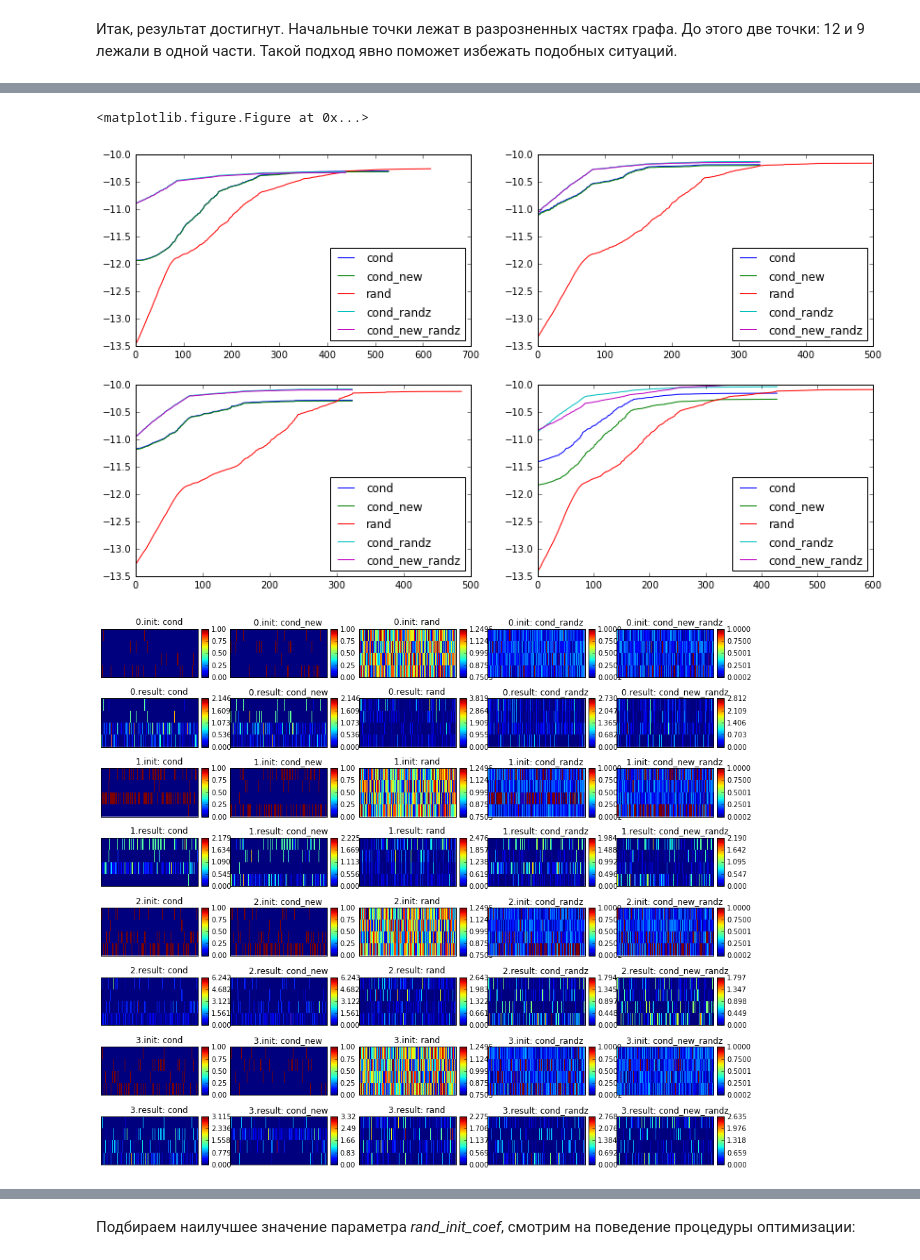
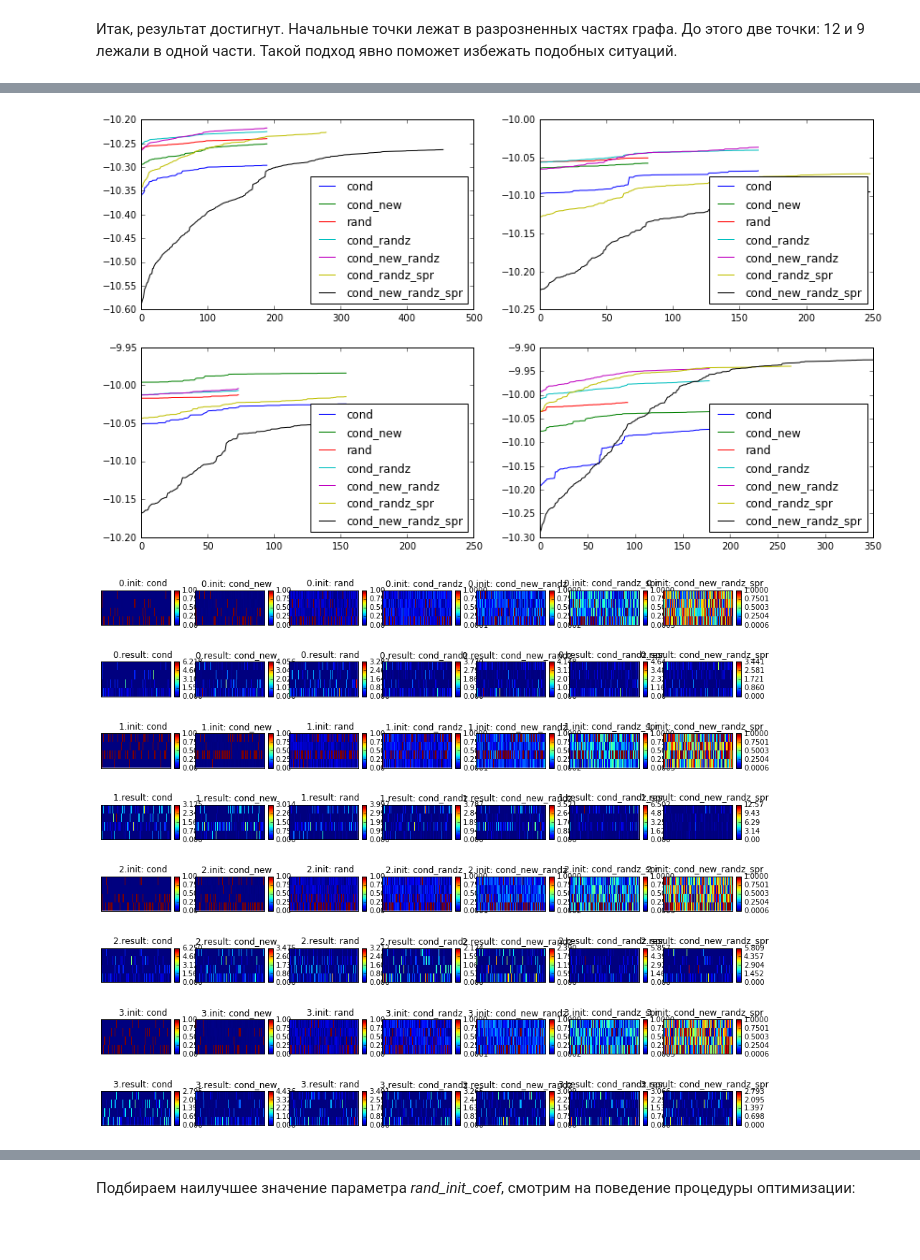
Before and after one commit to yangkuoone/WeiCLAM, a Jupyter notebook: code/Initialization.ipynb, the cells around one changed output, grey strips where cells are left out. Cells and saved outputs as stored; diff of their text form; code cells hidden in the pictures; blank space fills up the shorter version.

```diff
--- a/code/Initialization.ipynb
+++ b/code/Initialization.ipynb
@@ -183,0 +206,28 @@ py.iplot(fig, filename='Network', show_link=False)
+# %%
+K = 3
+inits = ['cond', 'cond_new', 'rand', 'cond_randz', 'cond_new_randz', 'cond_randz_spr', "cond_new_randz_spr"]
+Fs = []
+initFs = []
+itersLLH = []
+for init in log_progress(inits):
+    bigClam = BigClam(C, K, initF=init, debug_output=False, LLH_output=False, eps=1e-3, iter_output=1)
+    res = bigClam.fit()
+    initFs.append(bigClam.initFmode)
+    itersLLH.append(bigClam.LLH_output_vals)
+    Fs.append(res[0])
+# %%
+plt.figure(figsize=(14,5))
+for llh, init in zip(itersLLH, inits):
+    plt.subplot(121)
+    plt.plot(-np.log(-np.array(llh)), label=init)
+    plt.subplot(122)
+    plt.plot(range(800, len(llh)),-np.log(-np.array(llh[800:])), label=init)
+plt.subplot(121)
+plt.legend(loc=4)
+
+plt.figure(figsize=(18,6))
+for j, initF in enumerate(initFs):
+    plt.subplot(2, len(inits), j+1)
+    draw_matrix(initF, '{}.init: {}'.format("", inits[j]))
+    plt.subplot(2, len(inits), j+len(Fs)+1)
+    draw_matrix(Fs[j], '{}.result: {}'.format("", inits[j]))
@@ -200,8 +242,7 @@ import os
 DATA_PATH = '../data/vk/'
 ego_paths = [f for f in os.listdir(DATA_PATH) if f.endswith(".ego")]
 #ego_paths = ego_paths[:2]
-inits = ['cond', 'cond_new', 'rand', 'cond_randz', 'cond_new_randz']
-plt.figure(figsize=(18,12))
+inits = ['cond', 'cond_new', 'rand', 'cond_randz', 'cond_new_randz', 'cond_randz_spr', "cond_new_randz_spr"]
 Fss = []
 initFss = []
 itersLLHs = []
@@ -213,7 +254,7 @@ for indx, ego in enumerate(ego_paths):
     initFs = []
     itersLLH = []
     for init in log_progress(inits):
-        bigClam = BigClam(A, K, initF=init, debug_output=False, LLH_output=False, eps=1e-2, iter_output=5, alpha=0.3, rand_init_coef=0.3)
+        bigClam = BigClam(A, K, initF=init, debug_output=False, LLH_output=False, eps=1e-2, iter_output=5)
         res = bigClam.fit()
         initFs.append(bigClam.initFmode)
         itersLLH.append(bigClam.LLH_output_vals)
@@ -221,26 +262,25 @@ for indx, ego in enumerate(ego_paths):
     itersLLHs.append(itersLLH)
     initFss.append(initFs)
     Fss.append(Fs)
-# %% [output]
-<matplotlib.figure.Figure at 0x...>
 # %%
+xstart = 250
 plt.figure(figsize=(14,8))
 for indx in xrange(len(ego_paths)):
     plt.subplot(2,2,indx+1)
     for llh, init in zip(itersLLHs[indx], inits):
-        plt.plot(-np.log(-np.array(llh)), label=init)
+        plt.plot(range(xstart, len(llh)), -np.log(-np.array(llh[xstart:])), label=init)
     plt.legend(loc=4)
 
 plt.figure(figsize=(16,14))
 for i, initFs in enumerate(initFss):
     for j, initF in enumerate(initFs):
         plt.subplot(2*len(ego_paths), len(inits), j+2*i*len(Fs)+1)
         draw_matrix(initF.T, '{}.init: {}'.format(i, inits[j]))
         plt.subplot(2*len(ego_paths), len(inits), j+(2*i+1)*len(Fs)+1)
         draw_matrix(Fss[i][j].T, '{}.result: {}'.format(i, inits[j]))
 # %% [output]
-[figure, old version]
+[figure, new version]
-[figure, old version]
+[figure, new version]
 # %% [markdown]
 На нижних графиках изображены начальные приближения 5 методами (нечетные строки, init в заголовке) и итоговый результат (четные строки, result в заголовке). Видно, что нулевые значения так и остаются нулями и необходимо хотя бы заполнить шумом, что и сделано в новых методах.
 
```
Also changed, not shown: parts of 11 cells of this notebook, 1 other file.
